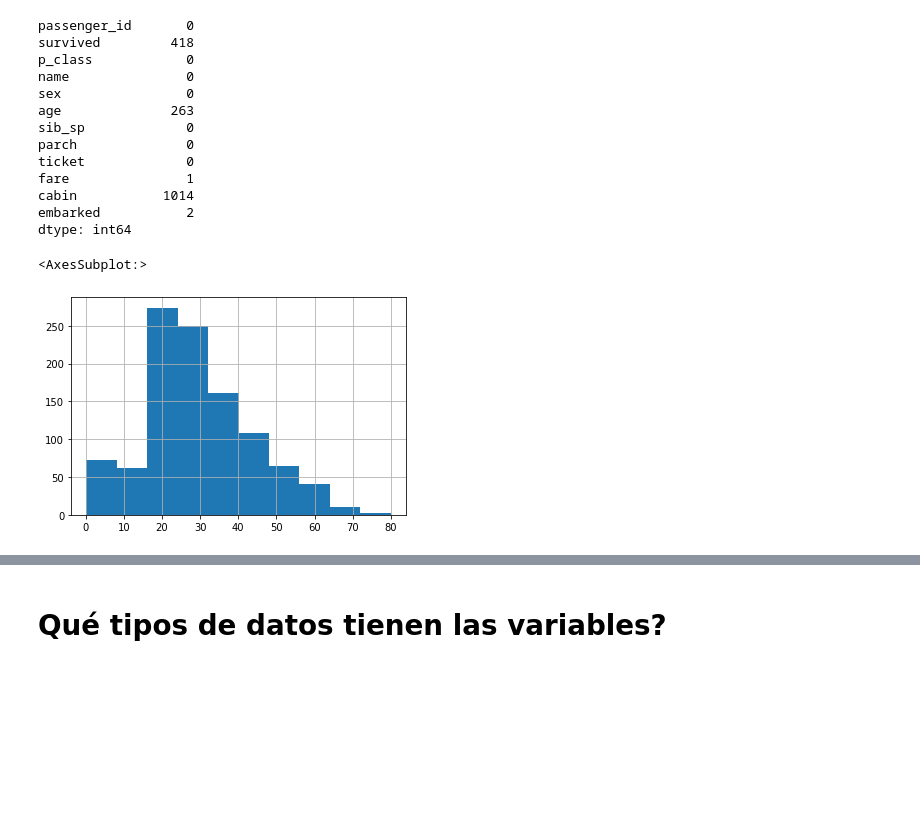
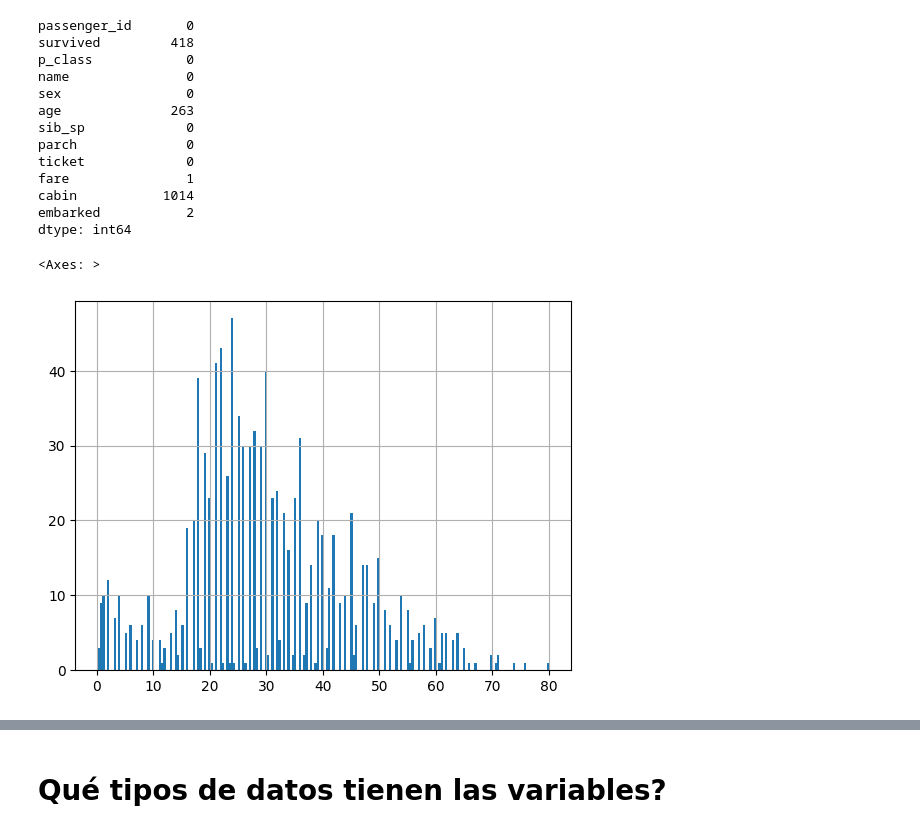
Before and after one commit to ucseml-team/machine-learning-course, a Jupyter notebook: titanic/EDA.ipynb, the cells around one changed output, grey strips where cells are left out. Cells and saved outputs as stored; diff of their text form; code cells hidden in the pictures; blank space fills up the shorter version.

```diff
--- a/titanic/EDA.ipynb
+++ b/titanic/EDA.ipynb
@@ -108,8 +108,8 @@ import matplotlib.pyplot as plt
 from scipy import stats
 import seaborn as sns
 # %%
-train = pd.read_csv('data/train.csv')
-test = pd.read_csv('data/test.csv')
+train = pd.read_csv('./train.csv')
+test = pd.read_csv('./test.csv')
 full = pd.concat([train, test], sort=False)
 
 renamed_columns = {'Age': 'age', 'Cabin': 'cabin', 'Embarked': 'embarked',
@@ -167,10 +167,10 @@ cabin           1014
 embarked           2
 dtype: int64
 # %%
-full.age.hist()
+full.age.hist(bins=200)
 # %% [output]
-<AxesSubplot:>
+<Axes: >
-[figure, old version]
+[figure, new version]
 # %%
 full.age.plot(kind='kde')
 # %% [output]
```
Also changed, not shown: parts of 17 cells of this notebook.
